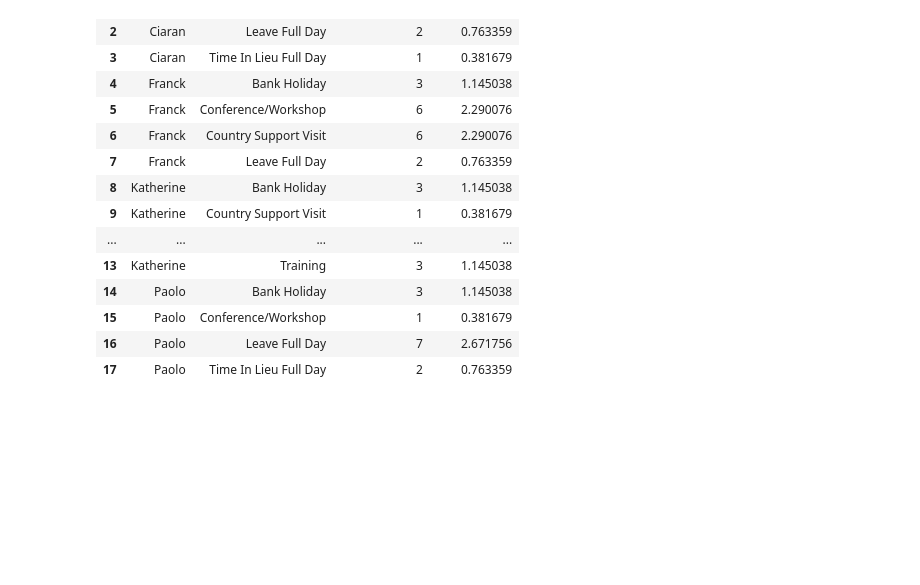
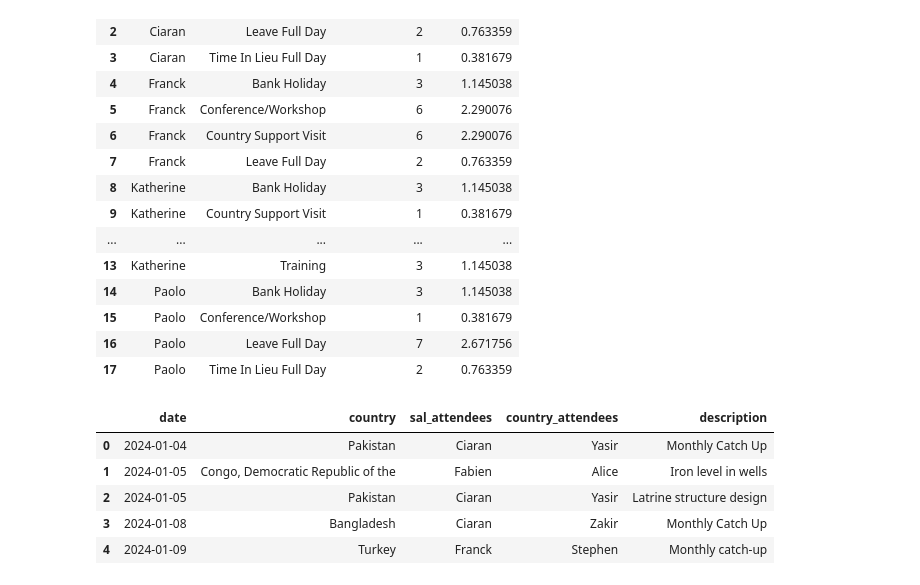
Before and after one commit to plosi/wash_sal_dashboard, a Jupyter notebook: wash_dash.ipynb, the cells around one changed output. Saved outputs shown, nothing was run; the diff lists cells and outputs as text; code cells hidden in the pictures; blank space fills up the shorter version.

```diff
--- a/wash_dash.ipynb
+++ b/wash_dash.ipynb
@@ -148,3 +149,12 @@ fig = px.bar(
 )
 
 fig.show()
+# %%
+calls.head()
+# %% [output]
+|  | date | country | sal_attendees | country_attendees | description |
+| 0 | 2024-01-04 | Pakistan | Ciaran | Yasir | Monthly Catch Up |
+| 1 | 2024-01-05 | Congo, Democratic Republic of the | Fabien | Alice | Iron level in wells |
+| 2 | 2024-01-05 | Pakistan | Ciaran | Yasir | Latrine structure design |
+| 3 | 2024-01-08 | Bangladesh | Ciaran | Zakir | Monthly Catch Up |
+| 4 | 2024-01-09 | Turkey | Franck | Stephen | Monthly catch-up |
```
Also changed, not shown: parts of 7 cells of this notebook, 4 other files.
